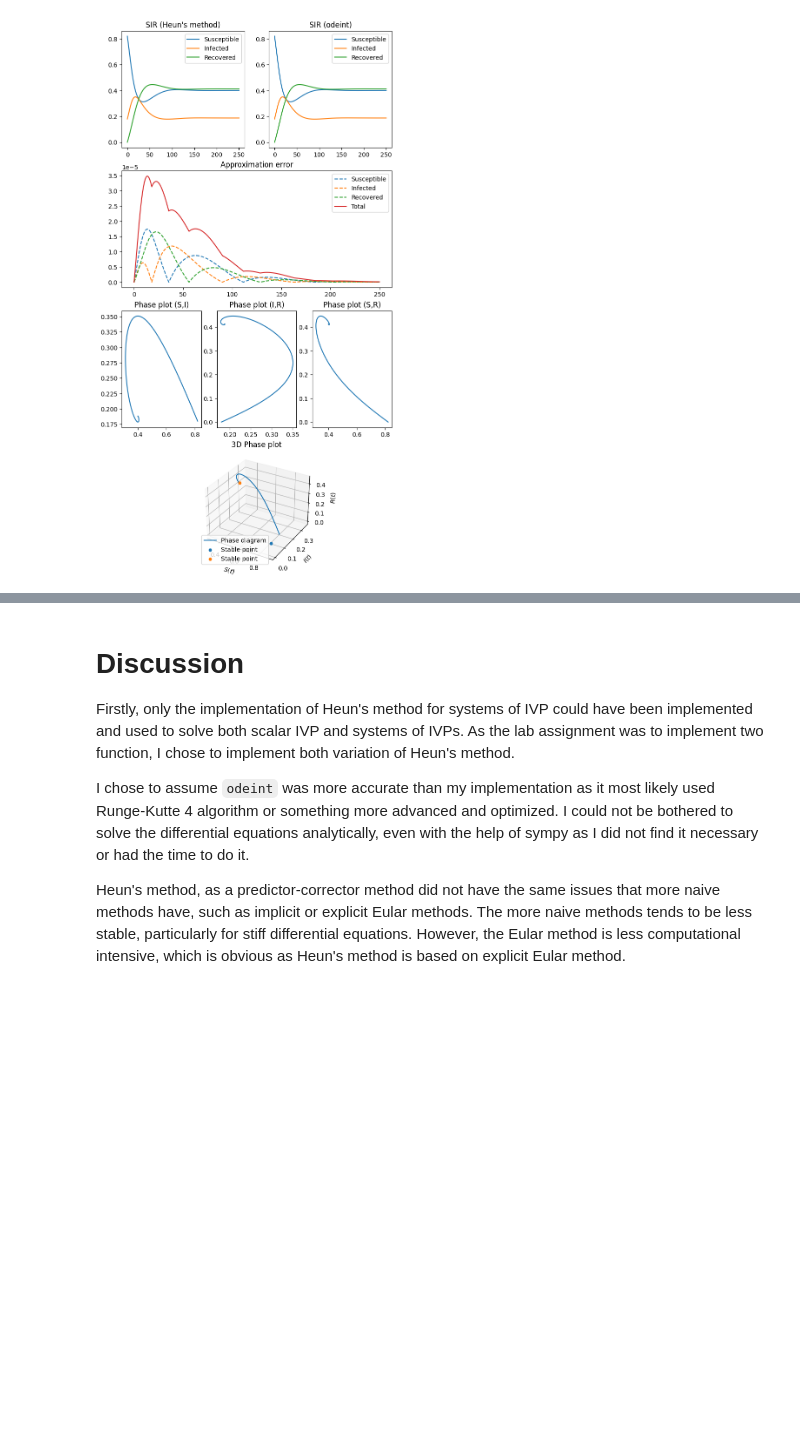
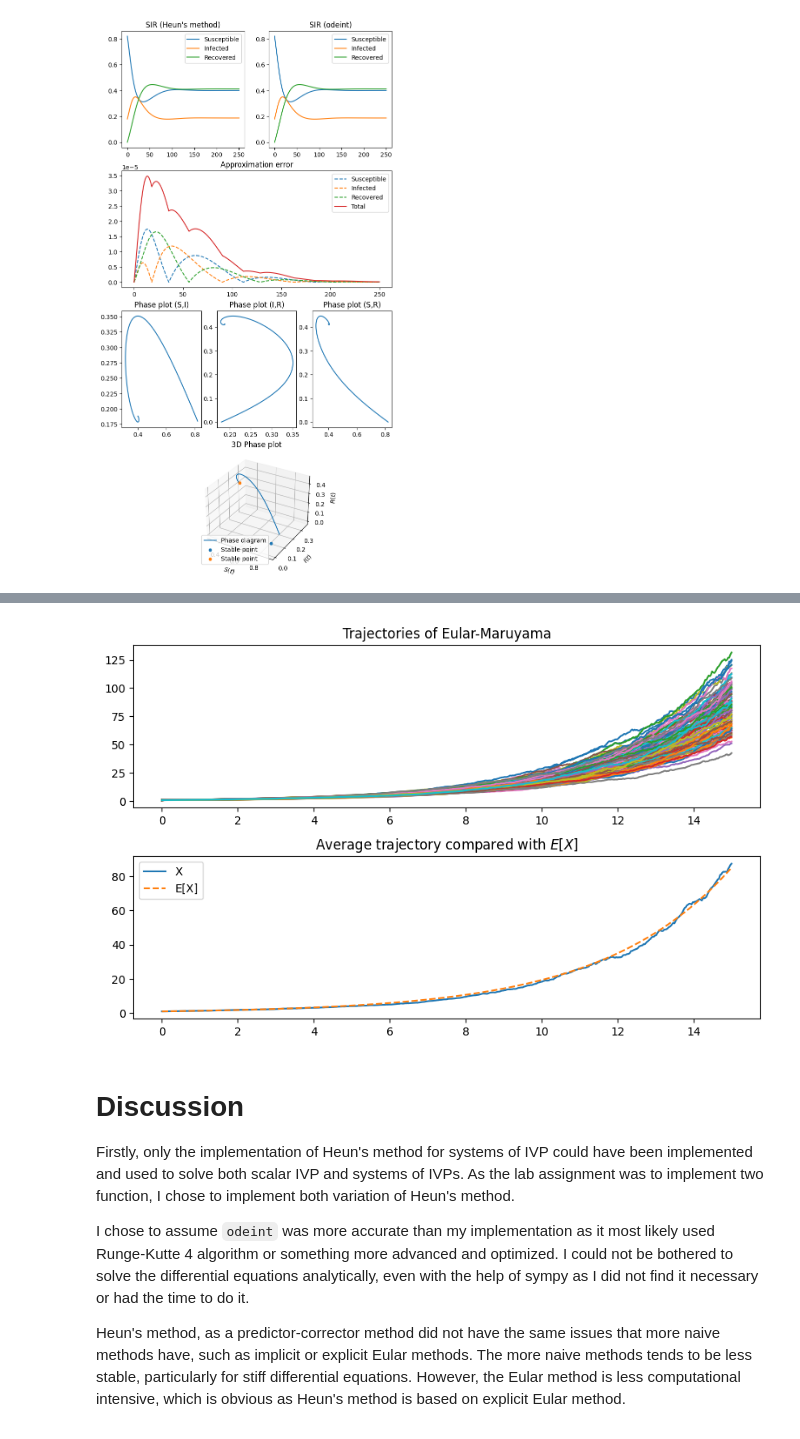
Before and after one commit to johanhoffman/DD2363_VT24, a Jupyter notebook: Lab5/chmntz_Lab5.ipynb, the cells around one changed output, grey strips where cells are left out. Saved outputs shown, nothing was run; the diff lists cells and outputs as text; code cells hidden in the pictures; blank space fills up the shorter version.

```diff
--- a/Lab5/chmntz_Lab5.ipynb
+++ b/Lab5/chmntz_Lab5.ipynb
@@ -65,3 +78,12 @@ def heun_system(f: Callable, u0: np.array(2, dtype=float), t_max: float, n: int)
+# %%
+def eular_maruyama(t_max: float, drift: float, volatility: float, X0: float, n: int) -> np.array:
+    h = t_max / n
+    X = np.zeros(n)
+    X[0] = X0
+    for i in range(1, len(X)):
+        W = np.random.normal(0, np.sqrt(h))
+        X[i] = X[i-1] + drift * X[i-1] * h + volatility * X[i-1] * W
+    return X
 # %% [markdown]
 # **Results**
 # %% [markdown]
@@ -255,3 +281,28 @@ fig.show()
+# %%
+T, X0 = 15, np.random.randint(0,5)
+mu, sigma = [1, 0.1] * np.random.rand(2)
+t = np.linspace(0, T, 500)
+
+X_avg = np.zeros(len(t))
+pool = 100
+
+fig = plt.figure(figsize=(10,6))
+fig.subplots_adjust(hspace=0.3)
+ax1 = fig.add_subplot(211)
+ax1.title.set_text("Trajectories of Eular-Maruyama")
+for i in range(0, pool):
+    X_i = eular_maruyama(T, mu, sigma, X0, 500)
+    ax1.plot(t, X_i)
+    X_avg += X_i / pool
+
+ax2 = fig.add_subplot(212)
+ax2.title.set_text("Average trajectory compared with $E[X]$")
+ax2.plot(t, X_i)
+ax2.plot(t, X0 * np.exp(mu * t), '--')
+ax2.legend(["X", "E[X]"])
+fig.show()
+# %% [output]
+[figure, added]
 # %% [markdown]
 # **Discussion**
 Firstly, only the implementation of Heun's method for systems of IVP could have been implemented and used to solve both scalar IVP and systems of IVPs. As the lab assignment was to implement two function, I chose to implement both variation of Heun's method.
```
Also changed, not shown: parts of 6 cells of this notebook.
